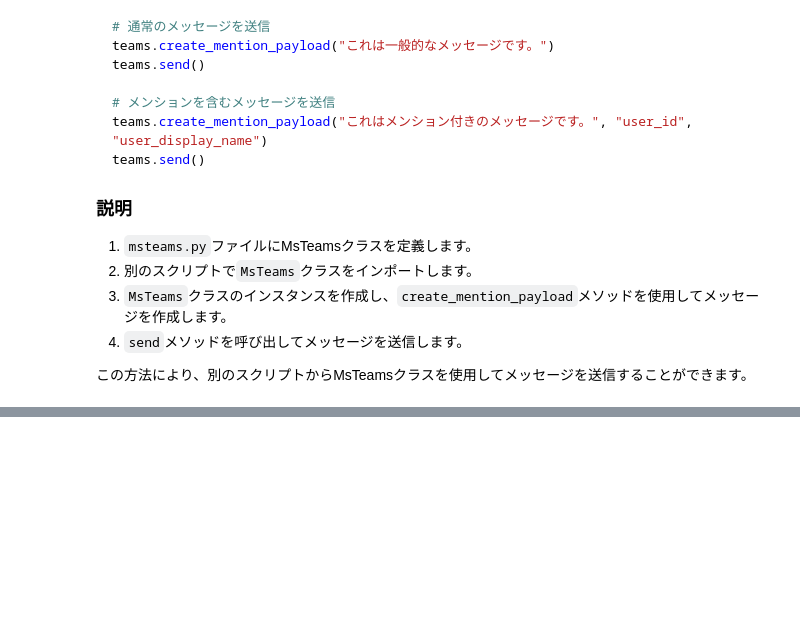
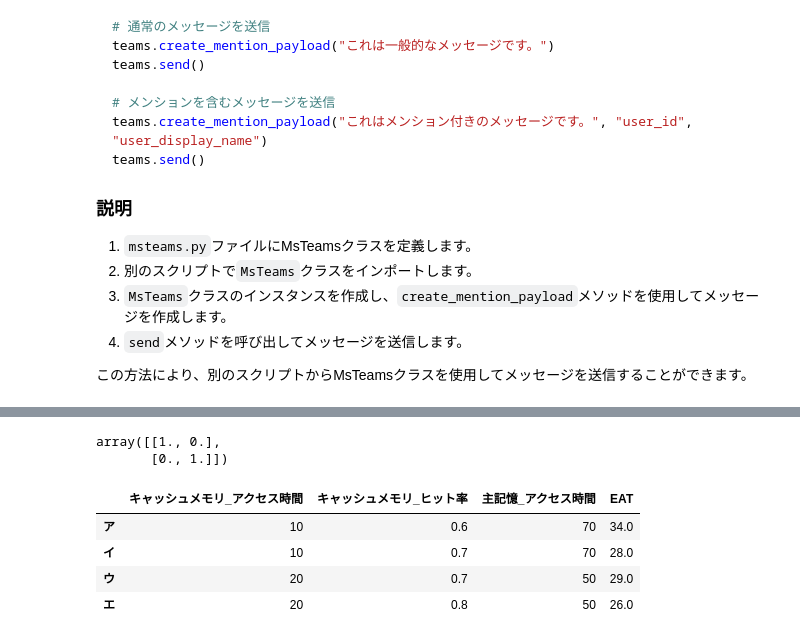
Before and after one commit to phonon-py/DatabaseSpecialistStudy, a Jupyter notebook: main.v3.ipynb, the cells around one changed output, grey strips where cells are left out. Saved outputs shown, nothing was run; the diff lists cells and outputs as text; code cells hidden in the pictures; blank space fills up the shorter version.

```diff
--- a/main.v3.ipynb
+++ b/main.v3.ipynb
@@ -2069,0 +2264,35 @@ teams.send()
+# %%
+import numpy as np
+
+np.log(np.exp(np.eye(2)))
+# %% [output]
+array([[1., 0.],
+       [0., 1.]])
+# %%
+import pandas as pd
+
+# テーブルのデータを辞書として定義
+data = {
+    'キャッシュメモリ_アクセス時間': [10, 10, 20, 20],
+    'キャッシュメモリ_ヒット率': [60, 70, 70, 80],
+    '主記憶_アクセス時間': [70, 70, 50, 50]
+}
+
+# データフレームを作成
+df = pd.DataFrame(data, index=['ア', 'イ', 'ウ', 'エ'])
+
+# ヒット率をパーセンテージから小数に変換
+df['キャッシュメモリ_ヒット率'] = df['キャッシュメモリ_ヒット率'] / 100
+
+# 実効アクセス時間（EAT）を計算する
+df['EAT'] = (df['キャッシュメモリ_アクセス時間'] * df['キャッシュメモリ_ヒット率']) + \
+            (df['主記憶_アクセス時間'] * (1 - df['キャッシュメモリ_ヒット率']))
+
+# データフレームを表示
+df
+# %% [output]
+|  | キャッシュメモリ_アクセス時間 | キャッシュメモリ_ヒット率 | 主記憶_アクセス時間 | EAT |
+| ア | 10 | 0.6 | 70 | 34.0 |
+| イ | 10 | 0.7 | 70 | 28.0 |
+| ウ | 20 | 0.7 | 50 | 29.0 |
+| エ | 20 | 0.8 | 50 | 26.0 |
```
Also changed, not shown: parts of 6 cells of this notebook.
